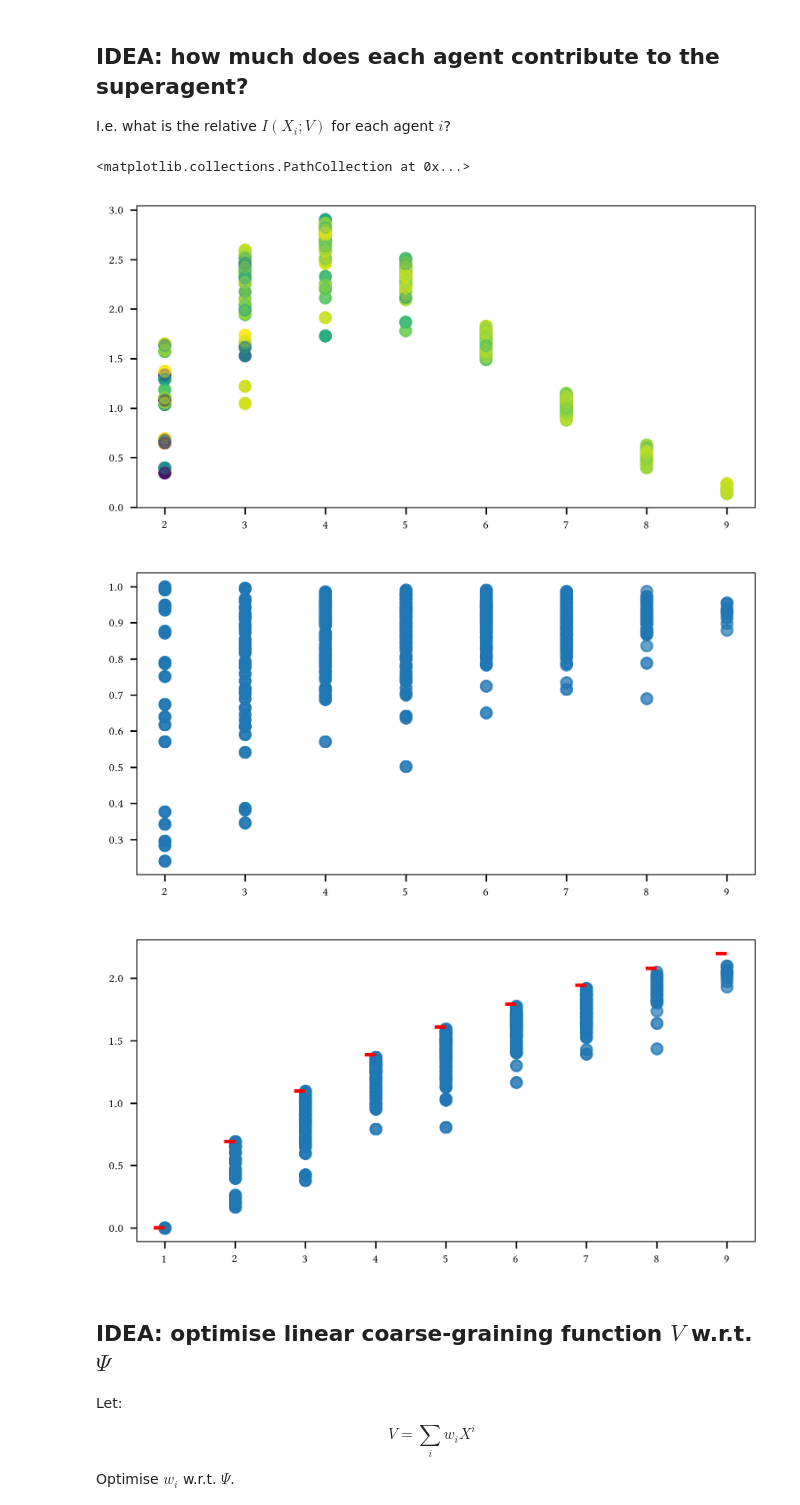
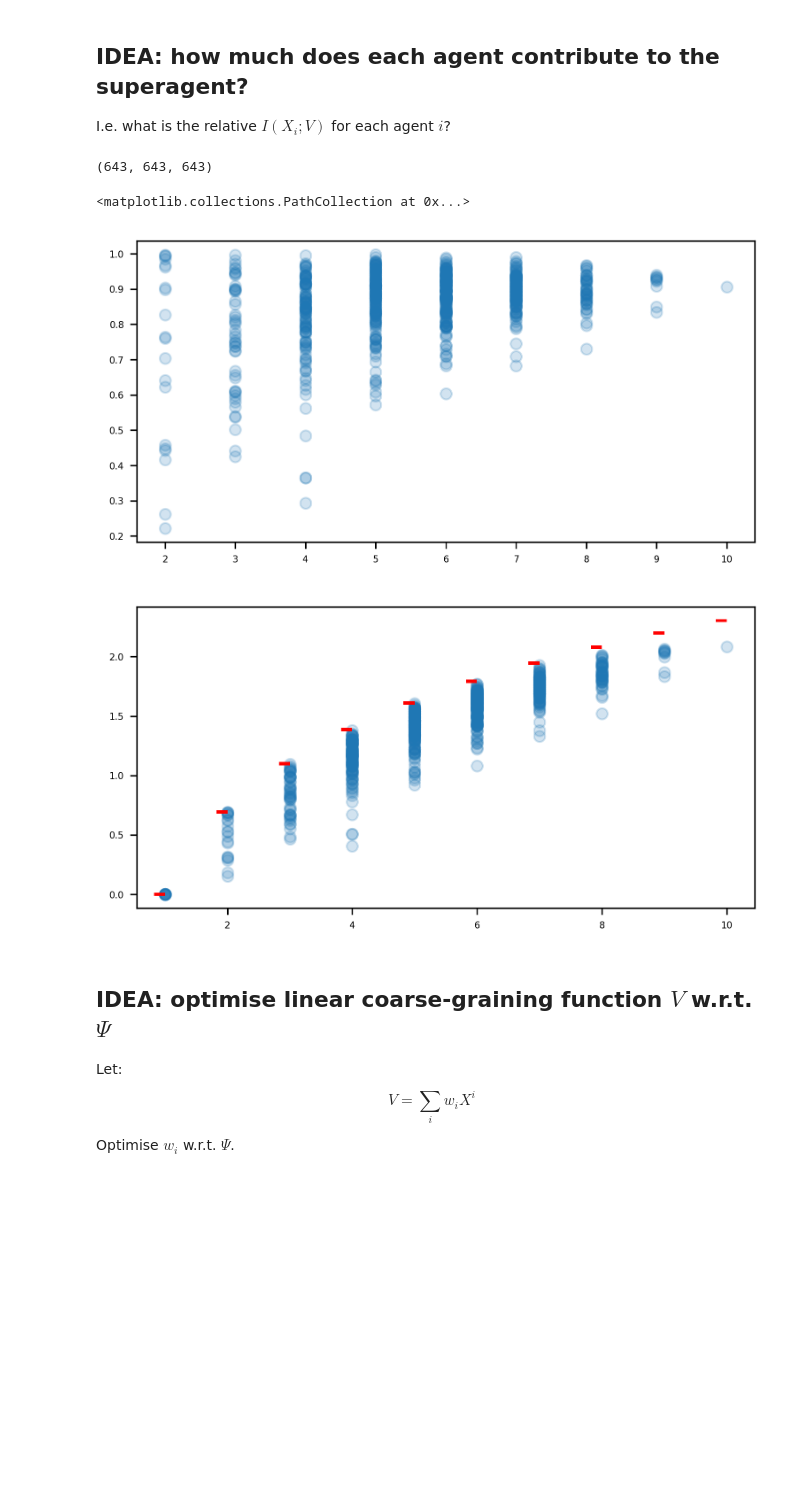
Before and after one commit to RuizSerra/factorised-MA-AIF-notebooks, a Jupyter notebook: dit-analysis.ipynb, the cells around one changed output. Saved outputs shown, nothing was run; the diff lists cells and outputs as text; code cells hidden in the pictures; blank space fills up the shorter version.

```diff
--- a/dit-analysis.ipynb
+++ b/dit-analysis.ipynb
@@ -1417,54 +1549,44 @@ for data in all_partition_timeseries:
 
     contributions = np.array(local_mi_results) / np.sum(local_mi_results)
     all_contributions.append(contributions)
+# %%
+len(superagent_sizes), len(all_contributions), len(all_partition_timeseries)
+# %% [output]
+(643, 643, 643)
 # %%
 from scipy.stats import entropy
-superagent_sizes = [r[1] for r in results_environmental]
-superagent_env_det_info = [r[0] for r in results_environmental]
 superagent_contribution_entropies = [entropy(contributions) for contributions in all_contributions]
-
-plt.figure(figsize=(6, 3), dpi=150)
-plt.scatter(
-    superagent_sizes,
-    superagent_env_det_info,
-    alpha=0.3,
-    c=superagent_contribution_entropies/np.log(superagent_sizes),
-    cmap='viridis',
-    label="Environmental Determined Individuality"
-)
-
 
 plt.figure(figsize=(6, 3), dpi=150)
 plt.scatter(
     superagent_sizes,
     superagent_contribution_entropies/np.log(superagent_sizes),
     alpha=0.2,
     # c=superagent_env_det_info,
     cmap='viridis',
     label="Environmental Determined Individuality"
 )
 
 plt.figure(figsize=(6, 3), dpi=150)
 plt.scatter(
     superagent_sizes,
     superagent_contribution_entropies,
     alpha=0.2,
     # c=superagent_env_det_info,
     cmap='viridis',
     label="Environmental Determined Individuality"
 )
 plt.scatter(
     superagent_sizes,
     np.log(superagent_sizes),
     c='red',
     marker=0,
     zorder=10
 )
 # %% [output]
 <matplotlib.collections.PathCollection at 0x...>
-[figure, old version]
+[figure, new version]
-[figure, old version]
+[figure, new version]
-[figure, removed]
 # %% [markdown]
 ## IDEA: optimise linear coarse-graining function $V$ w.r.t. $\Psi$
 
```
Also changed, not shown: parts of 28 cells of this notebook, 1 other file.
